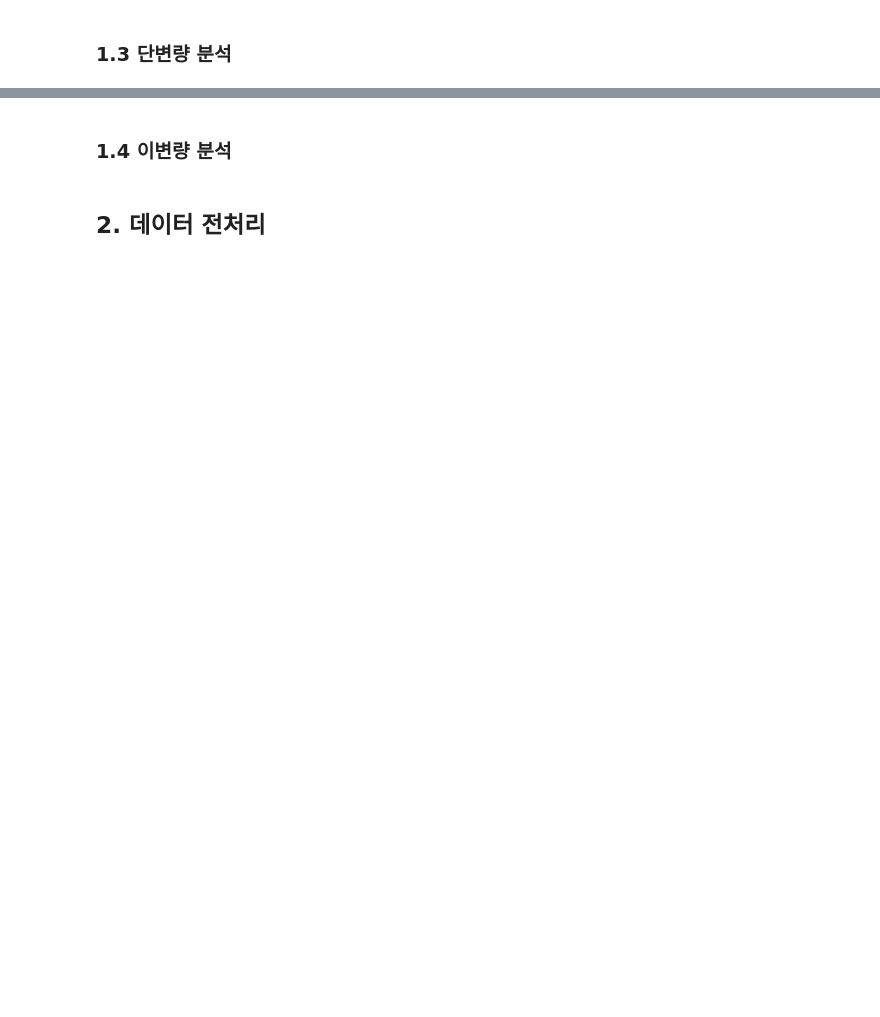
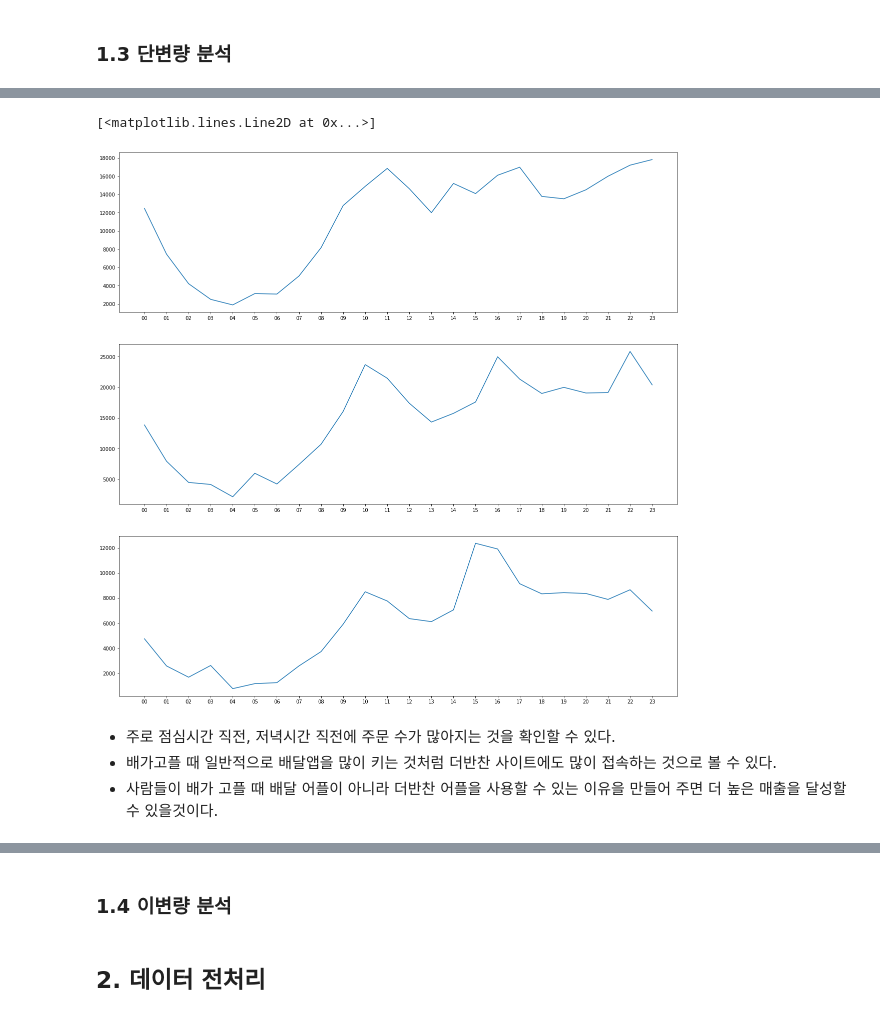
Before and after one commit to olsunghyun0416/Dongwon_Project, a Jupyter notebook: 더반찬_주문량예측.ipynb, the cells around one changed output, grey strips where cells are left out. Saved outputs shown, nothing was run; the diff lists cells and outputs as text; code cells hidden in the pictures; blank space fills up the shorter version.

```diff
--- a/더반찬_주문량예측.ipynb
+++ b/더반찬_주문량예측.ipynb
@@ -500,0 +535,35 @@ ValueError: could not convert string to float: '2022-01-11 00:00:00'
+# %%
+test_data["O_DATETIME"] = pd.to_datetime(test_data["O_YMD"], format='%Y-%m-%d %H:%M:%S', errors='raise')
+# %%
+def extract_20_hour(date):
+    if date.year == 2020:
+        return str(date.hour).rjust(2,'0')
+
+def extract_21_hour(date):
+    if date.year == 2021:
+        return str(date.hour).rjust(2,'0')
+
+def extract_22_hour(date):
+    if date.year == 2022:
+        return str(date.hour).rjust(2,'0')
+# %%
+rev_by_20_hour=test_data.set_index('O_DATETIME').groupby(extract_20_hour).sum()['REAL_ORD_QTY']
+rev_by_21_hour=test_data.set_index('O_DATETIME').groupby(extract_21_hour).sum()['REAL_ORD_QTY']
+rev_by_22_hour=test_data.set_index('O_DATETIME').groupby(extract_22_hour).sum()['REAL_ORD_QTY']
+
+plt.figure(figsize=(20,20))
+plt.subplot(3,1,1)
+plt.plot(rev_by_20_hour)
+
+plt.subplot(3,1,2)
+plt.plot(rev_by_21_hour)
+
+plt.subplot(3,1,3)
+plt.plot(rev_by_22_hour)
+# %% [output]
+[<matplotlib.lines.Line2D at 0x...>]
+[figure, added]
+# %% [markdown]
+- 주로 점심시간 직전, 저녁시간 직전에 주문 수가 많아지는 것을 확인할 수 있다.
+- 배가고플 때 일반적으로 배달앱을 많이 키는 것처럼 더반찬 사이트에도 많이 접속하는 것으로 볼 수 있다.
+- 사람들이 배가 고플 때 배달 어플이 아니라 더반찬 어플을 사용할 수 있는 이유을 만들어 주면 더 높은 매출을 달성할 수 있을것이다.
```
Also changed, not shown: parts of 50 cells of this notebook.
